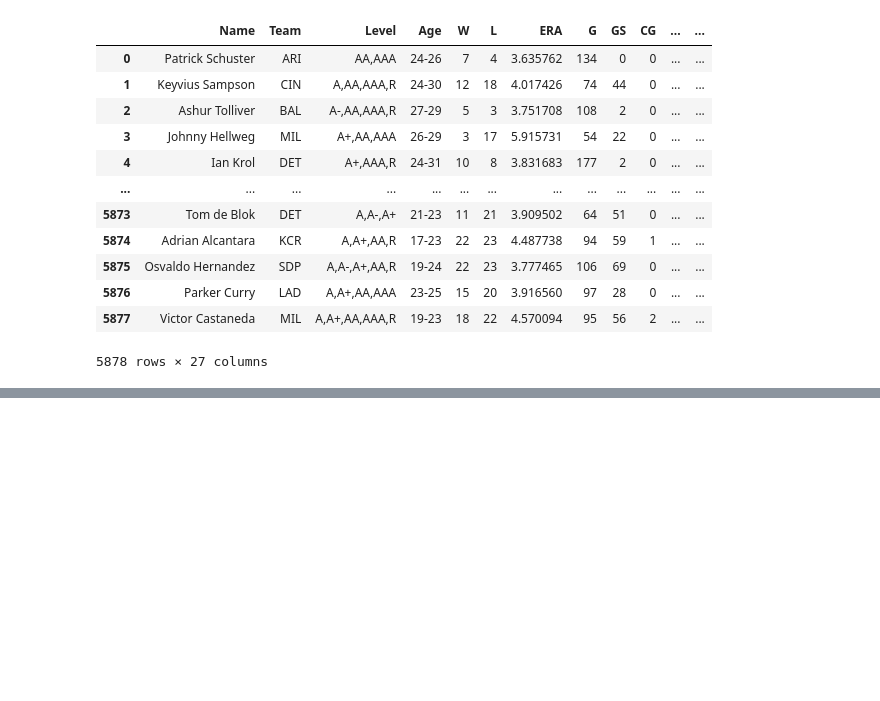
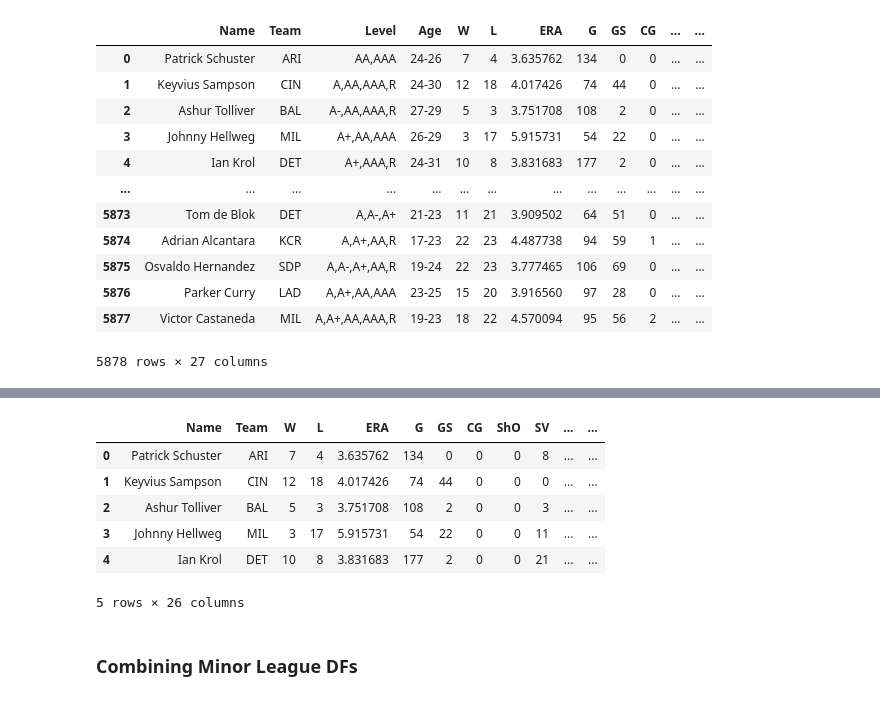
Before and after one commit to Kellyajara/MLB-MiLB-Classification, a Jupyter notebook: Data Wrangling 1 .ipynb, the cells around one changed output, grey strips where cells are left out. Saved outputs shown, nothing was run; the diff lists cells and outputs as text; code cells hidden in the pictures; blank space fills up the shorter version.

```diff
--- a/Data Wrangling 1 .ipynb
+++ b/Data Wrangling 1 .ipynb
@@ -98,0 +199,5 @@ memory usage: 1.2+ MB
+# %%
+Min_Pitch.drop(columns = 'HLD', inplace = True)
+Min_Pitch.drop(columns = 'Level', inplace = True)
+Min_Pitch.drop(columns = 'PlayerId', inplace = True)
+Min_Pitch.drop(columns = 'Age', inplace = True)
@@ -98,0 +226,2 @@ memory usage: 1.2+ MB
+# %%
+Min_Pitch['Position'] = 'Pitcher'
@@ -98,0 +248,12 @@ memory usage: 1.2+ MB
+# %%
+Min_Pitch.head()
+# %% [output]
+|  | Name | Team | W | L | ERA | G | GS | CG | ShO | SV | ... | ... |
+| 0 | Patrick Schuster | ARI | 7 | 4 | 3.635762 | 134 | 0 | 0 | 0 | 8 | ... | ... |
+| 1 | Keyvius Sampson | CIN | 12 | 18 | 4.017426 | 74 | 44 | 0 | 0 | 0 | ... | ... |
+| 2 | Ashur Tolliver | BAL | 5 | 3 | 3.751708 | 108 | 2 | 0 | 0 | 3 | ... | ... |
+| 3 | Johnny Hellweg | MIL | 3 | 17 | 5.915731 | 54 | 22 | 0 | 0 | 11 | ... | ... |
+| 4 | Ian Krol | DET | 10 | 8 | 3.831683 | 177 | 2 | 0 | 0 | 21 | ... | ... |
+5 rows × 26 columns
+# %% [markdown]
+### Combining Minor League DFs
```
Also changed, not shown: parts of 23 cells of this notebook, 1 other file.
